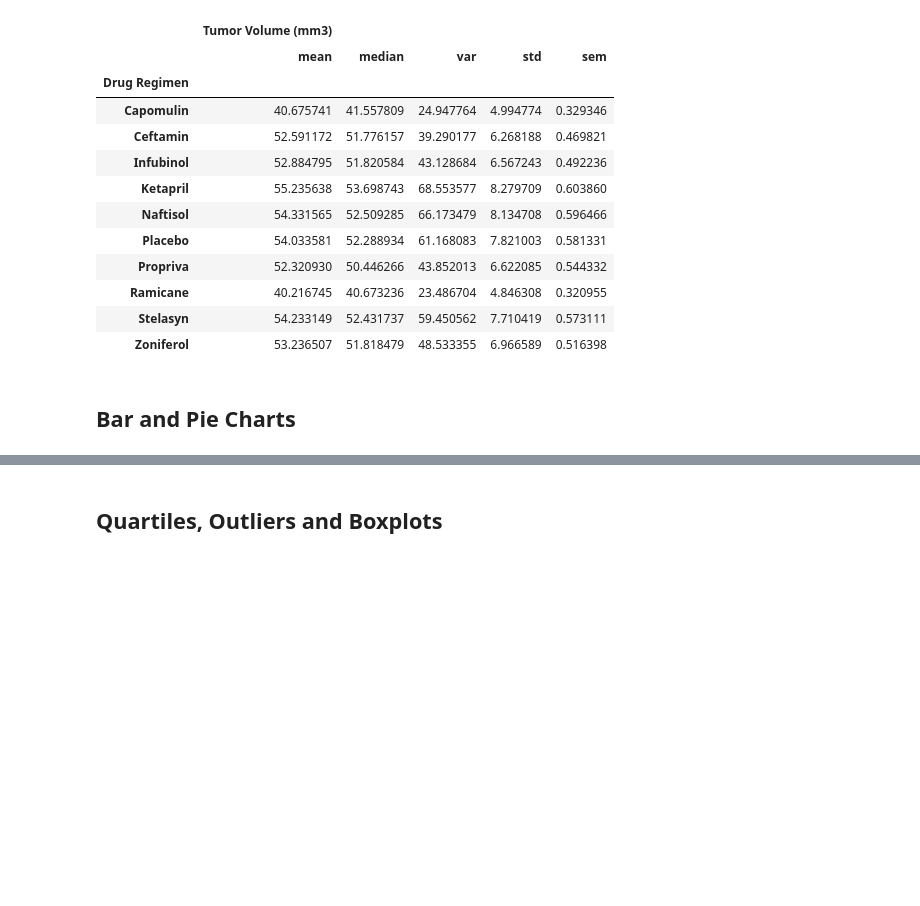
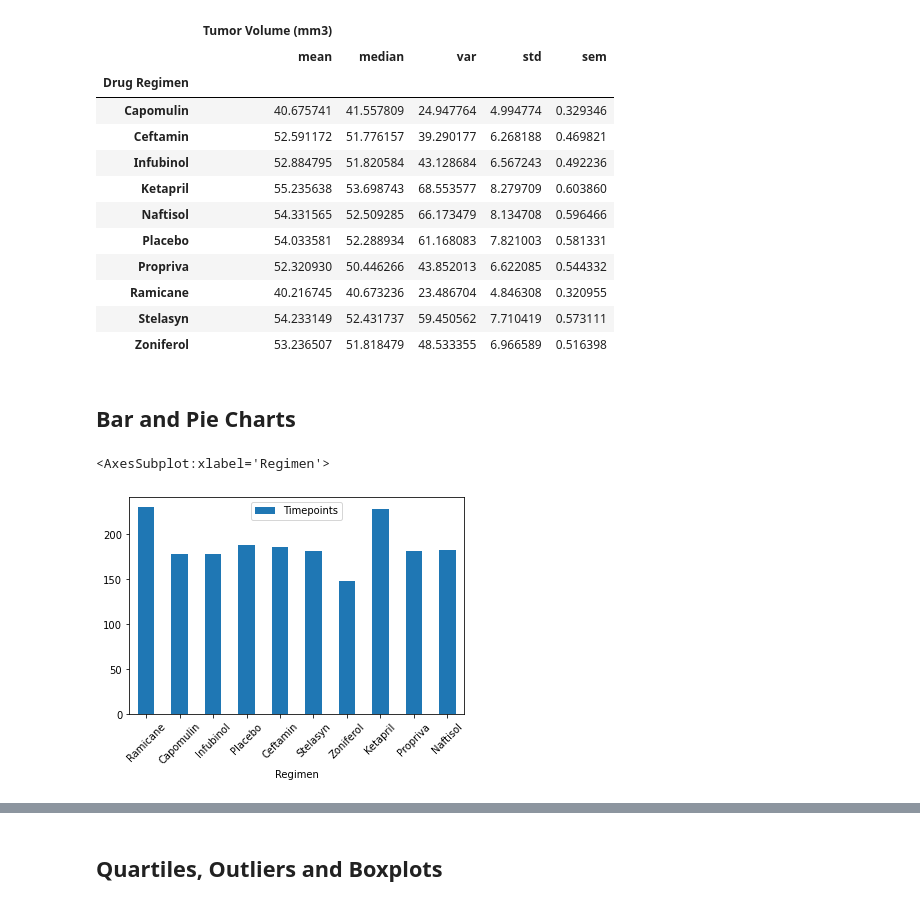
Before and after one commit to eldridgesje/matplotlib-challenge, a Jupyter notebook: Pymaceuticals/pymaceuticals_starter.ipynb, the cells around one changed output, grey strips where cells are left out. Saved outputs shown, nothing was run; the diff lists cells and outputs as text; code cells hidden in the pictures; blank space fills up the shorter version.

Commit message:
Created bar plots.

```diff
--- a/Pymaceuticals/pymaceuticals_starter.ipynb
+++ b/Pymaceuticals/pymaceuticals_starter.ipynb
@@ -146,4 +146,17 @@ aggData
 | Zoniferol | 53.236507 | 51.818479 | 48.533355 | 6.966589 | 0.516398 |
 # %% [markdown]
 ## Bar and Pie Charts
+# %%
+# Generate a bar plot showing the total number of timepoints for all mice tested for each drug regimen using Pandas.
+
+labels = clean_df["Drug Regimen"].unique()
+
+timeCount = clean_df.groupby("Drug Regimen")["Timepoint"].count()
+
+barData = pd.DataFrame({"Regimen": labels, "Timepoints": timeCount})
+
+barData.plot.bar(x = "Regimen", y = "Timepoints", rot=45)
+# %% [output]
+<AxesSubplot:xlabel='Regimen'>
+[figure, added]
 # %%
```
Also changed, not shown: parts of 2 cells of this notebook.
